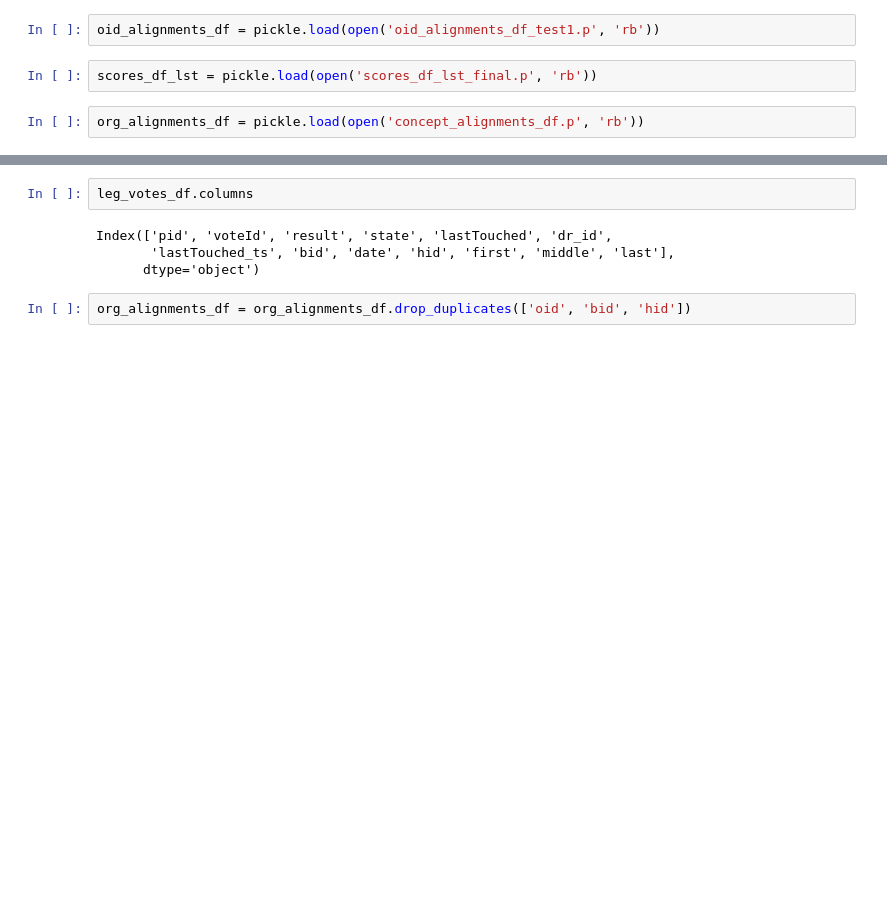
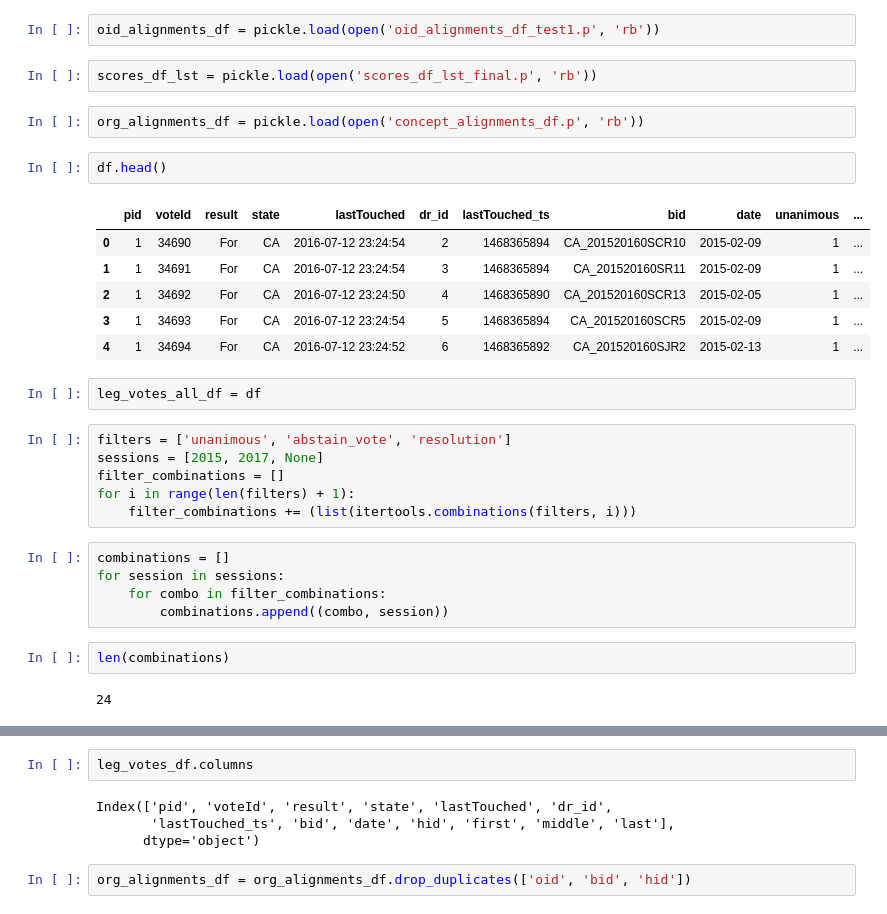
Before and after one commit to digitaldemocracy/dd-Data3.0, a Jupyter notebook: AlignmentMeter/AlignmentMeter.ipynb, the cells around one changed output, grey strips where cells are left out. Cells and saved outputs as stored; diff of their text form; blank space fills up the shorter version.

Commit message:
Updates to Alignment Meter and create tables

```diff
--- a/AlignmentMeter/AlignmentMeter.ipynb
+++ b/AlignmentMeter/AlignmentMeter.ipynb
@@ -42,3 +42,29 @@ oid_alignments_df = pickle.load(open('oid_alignments_df_test1.p', 'rb'))
 scores_df_lst = pickle.load(open('scores_df_lst_final.p', 'rb'))
 # %%
 org_alignments_df = pickle.load(open('concept_alignments_df.p', 'rb'))
+# %%
+df.head()
+# %% [output]
+|  | pid | voteId | result | state | lastTouched | dr_id | lastTouched_ts | bid | date | unanimous | ... |
+| 0 | 1 | 34690 | For | CA | 2016-07-12 23:24:54 | 2 | 1468365894 | CA_201520160SCR10 | 2015-02-09 | 1 | ... |
+| 1 | 1 | 34691 | For | CA | 2016-07-12 23:24:54 | 3 | 1468365894 | CA_201520160SR11 | 2015-02-09 | 1 | ... |
+| 2 | 1 | 34692 | For | CA | 2016-07-12 23:24:50 | 4 | 1468365890 | CA_201520160SCR13 | 2015-02-05 | 1 | ... |
+| 3 | 1 | 34693 | For | CA | 2016-07-12 23:24:54 | 5 | 1468365894 | CA_201520160SCR5 | 2015-02-09 | 1 | ... |
+| 4 | 1 | 34694 | For | CA | 2016-07-12 23:24:52 | 6 | 1468365892 | CA_201520160SJR2 | 2015-02-13 | 1 | ... |
+# %%
+leg_votes_all_df = df
+# %%
+filters = ['unanimous', 'abstain_vote', 'resolution']
+sessions = [2015, 2017, None]
+filter_combinations = []
+for i in range(len(filters) + 1):
+    filter_combinations += (list(itertools.combinations(filters, i)))
+# %%
+combinations = []
+for session in sessions:
+    for combo in filter_combinations:
+        combinations.append((combo, session))
+# %%
+len(combinations)
+# %% [output]
+24
```
Also changed, not shown: parts of 7 cells of this notebook, 23 other files.
